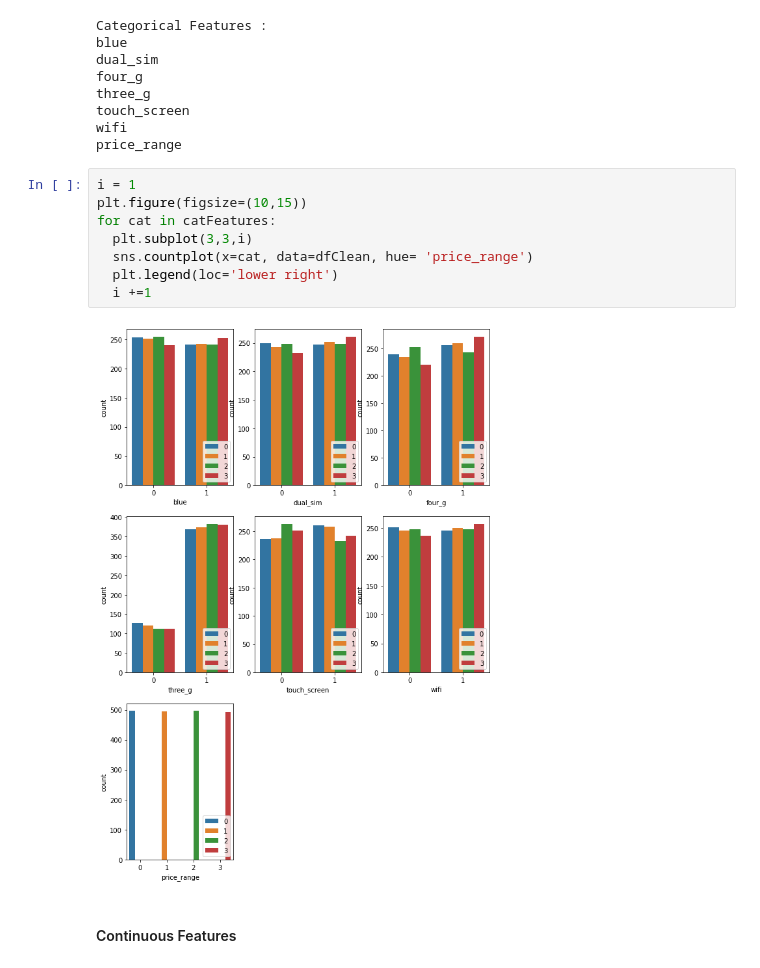
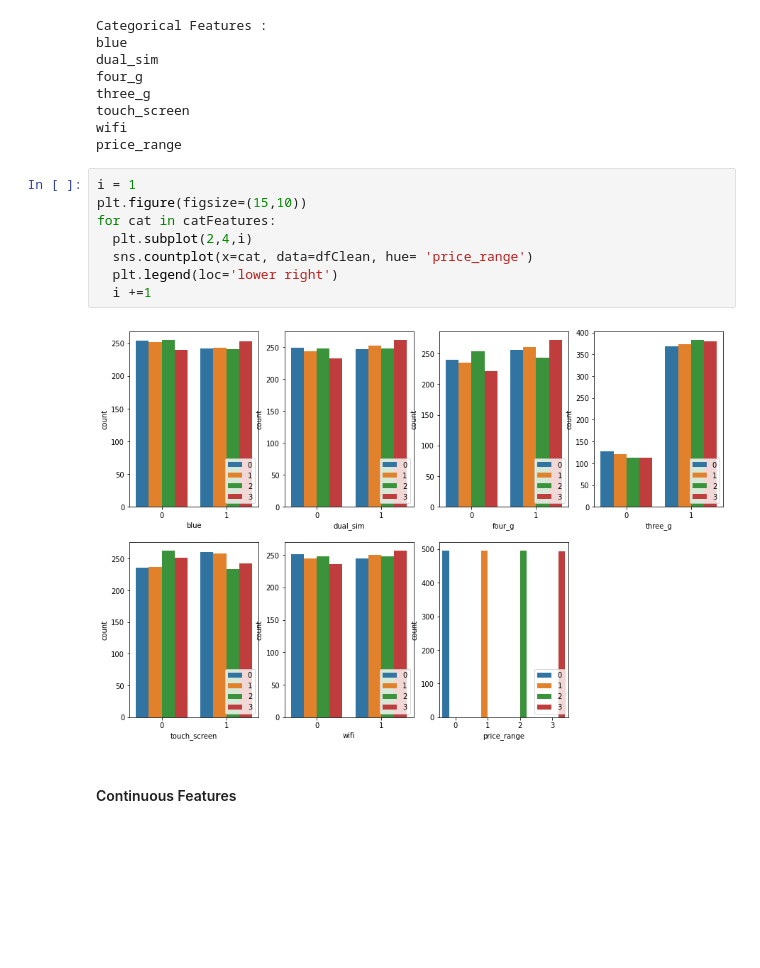
Before and after one commit to Liore-S/mobile-price-classification, a Jupyter notebook: eda.ipynb, the cells around one changed output. Drawn from its saved outputs; the diff is of its cells as text; blank space fills up the shorter version.

```diff
--- a/eda.ipynb
+++ b/eda.ipynb
@@ -231,14 +231,14 @@ wifi
 price_range
 # %%
 i = 1
-plt.figure(figsize=(10,15))
+plt.figure(figsize=(15,10))
 for cat in catFeatures:
-  plt.subplot(3,3,i)
+  plt.subplot(2,4,i)
   sns.countplot(x=cat, data=dfClean, hue= 'price_range')
   plt.legend(loc='lower right')
   i +=1
 # %% [output]
-[figure, old version]
+[figure, new version]
 # %% [markdown]
 #### Continuous Features
 # %%
```
Also changed, not shown: parts of 1 cell of this notebook, 13 other files.
